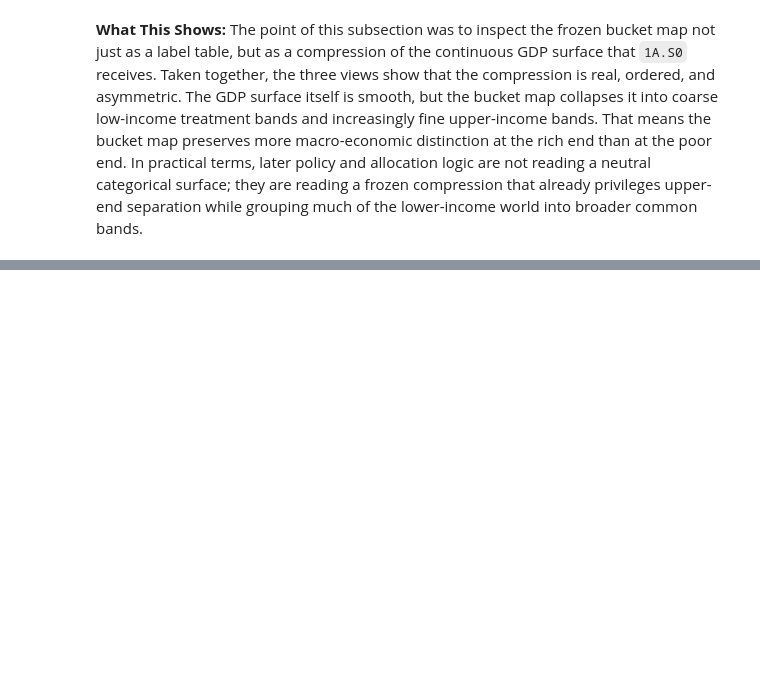
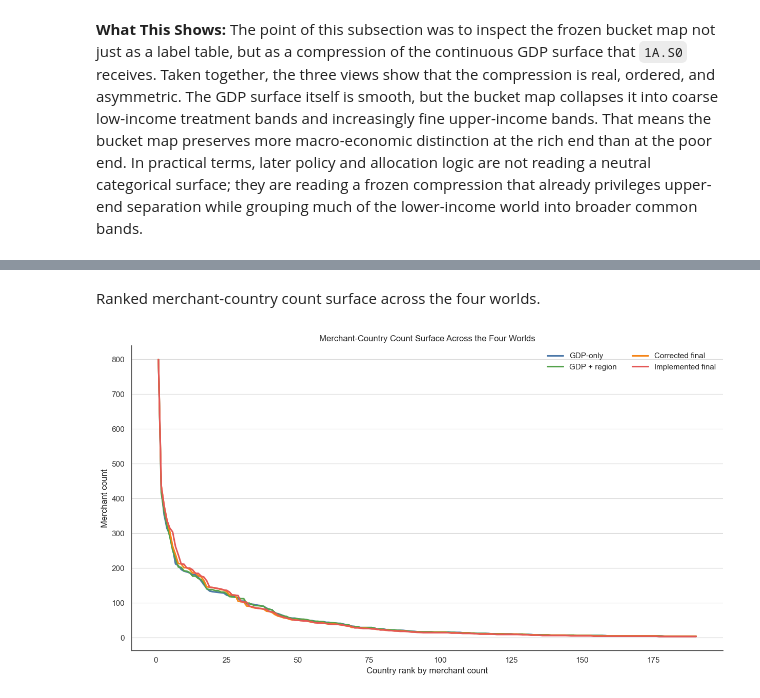
Before and after one commit to EsosaOrumwese/fraud-detection-system, a Jupyter notebook: analysis/dev_full_offline_investigation/00_investigation/notebooks/00_understanding_governed_data_world_p1.ipynb, the cells around one changed output, grey strips where cells are left out. Saved outputs shown, nothing was run; the diff lists cells and outputs as text; code cells hidden in the pictures; blank space fills up the shorter version.

```diff
--- a/analysis/dev_full_offline_investigation/00_investigation/notebooks/00_understanding_governed_data_world_p1.ipynb
+++ b/analysis/dev_full_offline_investigation/00_investigation/notebooks/00_understanding_governed_data_world_p1.ipynb
@@ -1380,0 +1570,32 @@ So the compression is not uniform. It is deliberately coarse at the low end and
+# %% [markdown]
+Ranked merchant-country count surface across the four worlds.
+# %%
+WORLD_COLORS = {
+    "GDP-only": "#4C78A8",
+    "GDP + region": "#54A24B",
+    "Corrected final": "#F58518",
+    "Implemented final": "#E45756",
+}
+
+world_columns = [
+    ("GDP-only", "gdp_only_count"),
+    ("GDP + region", "gdp_region_count"),
+    ("Corrected final", "corrected_final_count"),
+    ("Implemented final", "implemented_final_count"),
+]
+
+fig, ax = plt.subplots(figsize=(12.5, 7))
+for label, col in world_columns:
+    ranked_counts = merchant_allocation_worlds_df[col].sort_values(ascending=False).to_list()
+    ranks = np.arange(1, len(ranked_counts) + 1)
+    ax.plot(ranks, ranked_counts, linewidth=2.2, color=WORLD_COLORS[label], label=label)
+
+ax.set_title("Merchant-Country Count Surface Across the Four Worlds")
+ax.set_xlabel("Country rank by merchant count")
+ax.set_ylabel("Merchant count")
+style_axes(ax, grid_x=False, grid_y=True)
+ax.legend(frameon=False, ncol=2)
+plt.tight_layout()
+plt.show()
+# %% [output]
+[figure, added]
```
Also changed, not shown: parts of 10 cells of this notebook, 2 other files.
